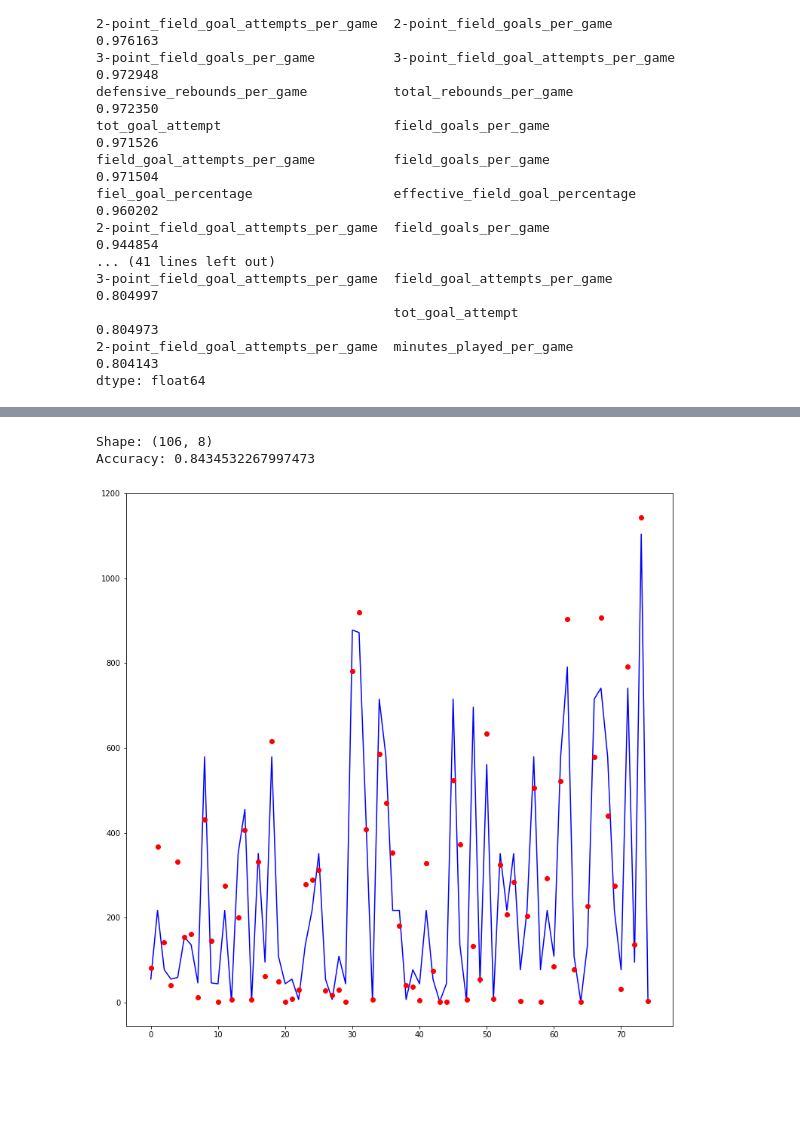
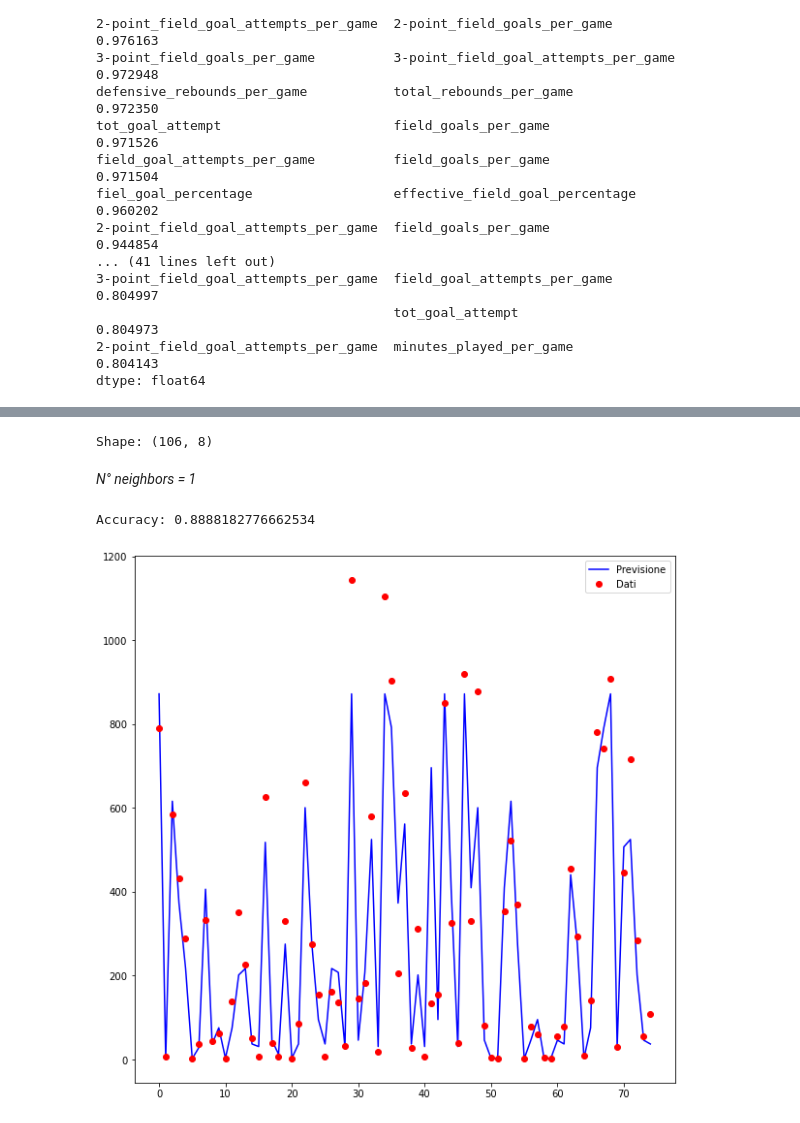
Before and after one commit to AndreCant/MWTDataScience, a Jupyter notebook: notebook.ipynb, the cells around one changed output, grey strips where cells are left out. Drawn from its saved outputs; the diff is of its cells as text; code cells hidden in the pictures; blank space fills up the shorter version.

```diff
--- a/notebook.ipynb
+++ b/notebook.ipynb
@@ -514,10 +527,13 @@ df_ml = df_ml.sort_values(by='best_pointer',ascending=False)
 from sklearn.neighbors import KNeighborsRegressor
 from sklearn.model_selection import train_test_split
 
-model = KNeighborsRegressor(n_neighbors=1)
+df_ml = df_copy.copy()
+df_ml = df_ml[ df_ml['position'] == 3]
+df_ml = df_ml[ df_ml['total_points'] > 0]
 
-y = df_ml[['best_pointer']]
-X = df_ml[[
+df_ml['best_pointer'] = df_ml['total_points']
+df_ml = df_ml[[
+    'best_pointer',
     'age',
     'games_played',
     'minutes_played_per_game',
@@ -526,21 +542,42 @@ X = df_ml[[
     'effective_field_goal_percentage',
     'free_throw_percentage'
 ]]
-
-X_train, X_test, y_train, y_test = train_test_split(X, np.ravel(y), random_state=1, train_size=.3)
-
-model.fit(X_train, y_train)
-
-y_fit = model.predict(X_test)
-
-plt.figure(figsize=(13,13))
-plt.plot(y_fit,'b')
-plt.plot(y_test,'ro')
-
 print("Shape:", df_ml.shape)
-print("Accuracy:", model.score(X_test, y_test))
-plt.show()
 # %% [output]
 Shape: (106, 8)
-Accuracy: 0.8434532267997473
-[figure, removed]
+# %%
+def machineLearning(neighbors):
+    model = KNeighborsRegressor(n_neighbors=neighbors)
+
+    y = df_ml[['best_pointer']]
+    X = df_ml[[
+        'age',
+        'games_played',
+        'minutes_played_per_game',
+        'points_per_game',
+        'tot_goal_attempt',
+        'effective_field_goal_percentage',
+        'free_throw_percentage'
+    ]]
+
+    X_train, X_test, y_train, y_test = train_test_split(X, np.ravel(y), random_state=1, train_size=.3)
+
+    model.fit(X_train, y_train)
+
+    y_fit = model.predict(X_test)
+
+    plt.figure(figsize=(10,10))
+    plt.plot(y_fit,'b', label='Previsione')
+    plt.plot(y_test,'ro', label='Dati')
+    plt.legend()
+
+
+    print("Accuracy:", model.score(X_test, y_test))
+    plt.show()
+# %% [markdown]
+_N° neighbors = 1_
+# %%
+machineLearning(1)
+# %% [output]
+Accuracy: 0.8888182776662534
+[figure, added]
```
Also changed, not shown: parts of 18 cells of this notebook, 1 other file.
